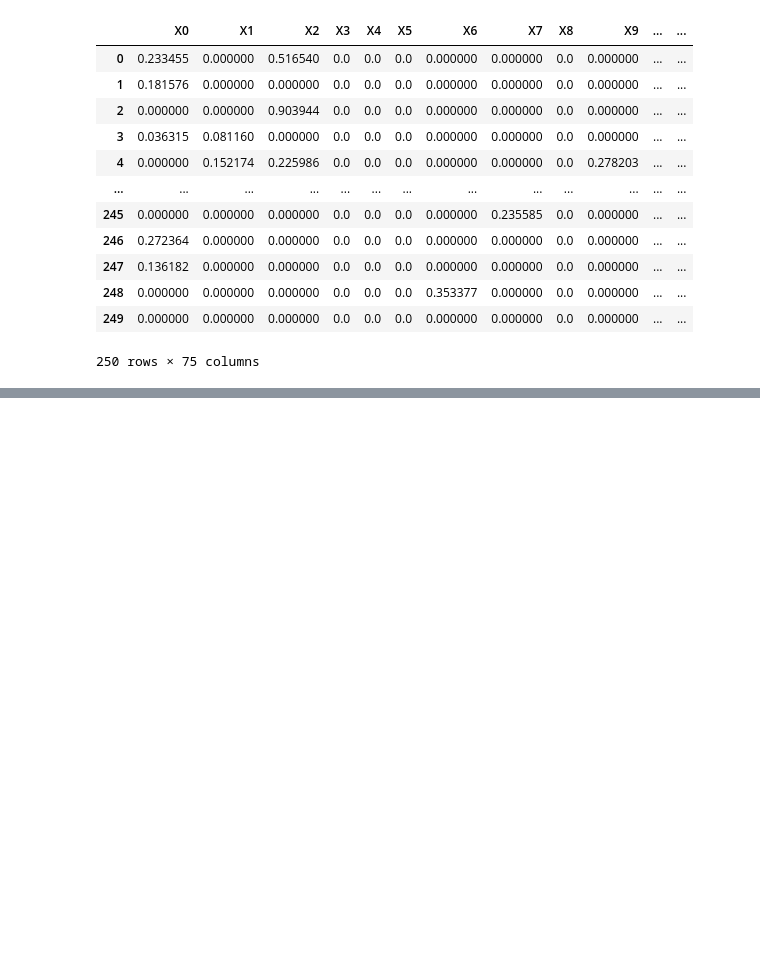
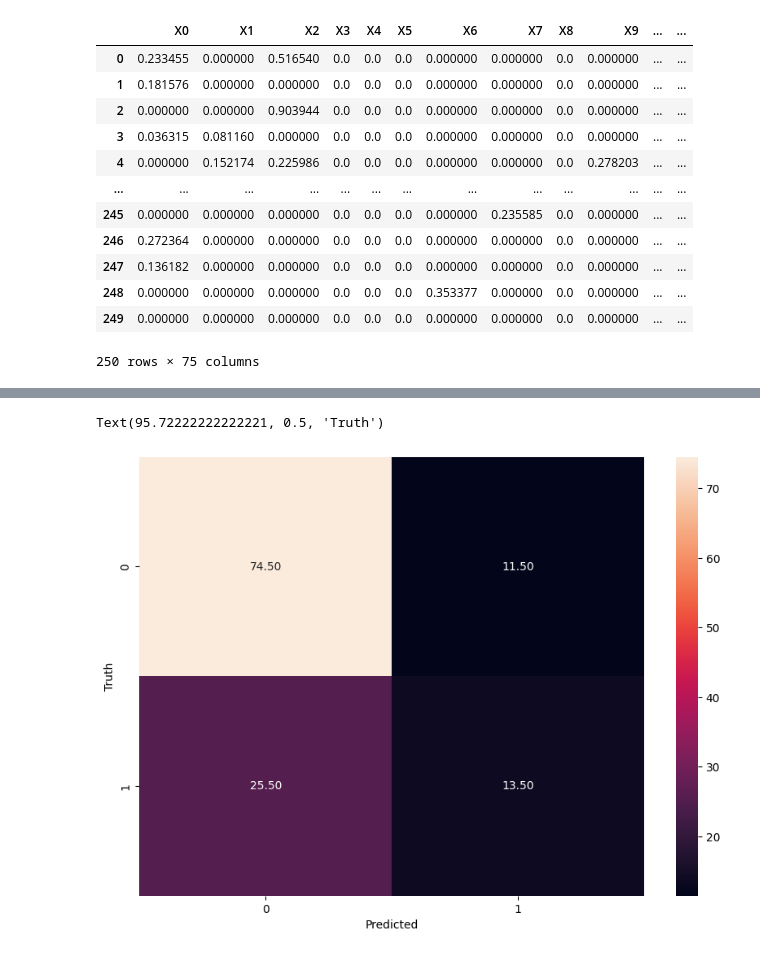
Before and after one commit to arif-x/sentiment-analysis-with-tf-idf-and-linear-svm, a Jupyter notebook: svm_2_kfold.ipynb, the cells around one changed output, grey strips where cells are left out. Saved outputs shown, nothing was run; the diff lists cells and outputs as text; code cells hidden in the pictures; blank space fills up the shorter version.

```diff
--- a/svm_2_kfold.ipynb
+++ b/svm_2_kfold.ipynb
@@ -331,0 +332,19 @@ Recall 39.42307692307692 %
+# %%
+# Rata-rata CM
+cm_all = [[0,0],[0,0]]
+cm_avg = [[0,0],[0,0]]
+for i in range(len(cm_1)):
+    for j in range(len(cm_1[i])):
+        cm_all[i][j] = cm_1[i][j] + cm_2[i][j]
+
+for i in range(len(cm_all)):
+    for j in range(len(cm_all[i])):
+        cm_avg[i][j] = cm_all[i][j] / 2
+
+plt.figure(figsize=(10,7))
+sn.heatmap(cm_avg, annot=True, fmt='.2f')
+plt.xlabel('Predicted')
+plt.ylabel('Truth')
+# %% [output]
+Text(95.72222222222221, 0.5, 'Truth')
+[figure, added]
```
Also changed, not shown: parts of 4 cells of this notebook, 3 other files.
